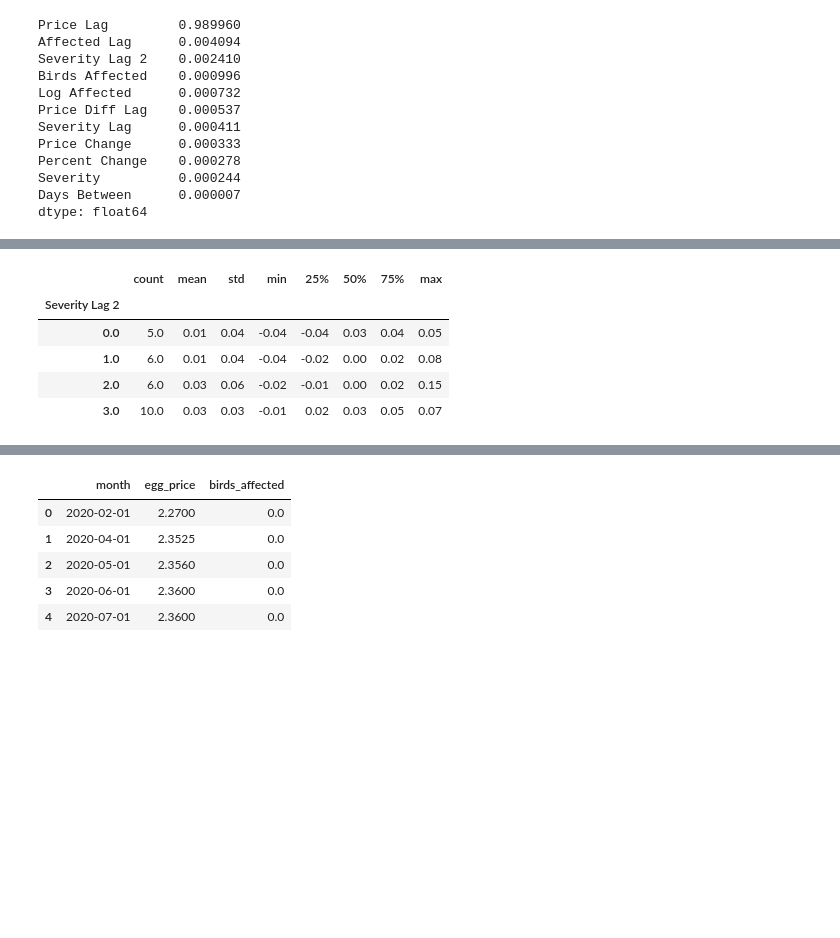
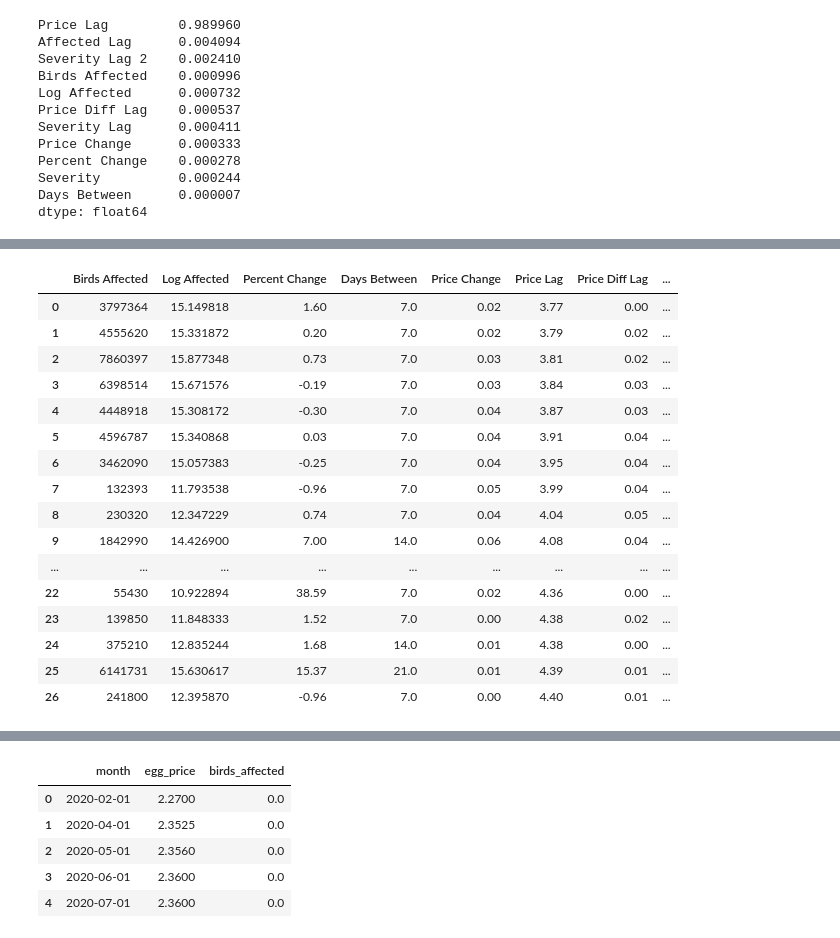
Before and after one commit to bhagatjeetd/CS_163_project, a Jupyter notebook: Affected_Birds_Analysis.ipynb, the cells around one changed output, grey strips where cells are left out. Saved outputs shown, nothing was run; the diff lists cells and outputs as text; code cells hidden in the pictures; blank space fills up the shorter version.

```diff
--- a/Affected_Birds_Analysis.ipynb
+++ b/Affected_Birds_Analysis.ipynb
@@ -298,0 +325,21 @@ dtype: float64
+# %%
+severity_ranges = {
+    0: (0.06, 0.12, 0.09),   # Very Low
+    1: (-0.03, 0.04, 0.01),  # Low
+    2: (-0.02, 0.02, 0),  # Medium
+    3: (0, 0.04, 0.02)     # High
+}
+
+def generate_price_paths(start_price, steps, change_range):
+    low, high, mean = change_range
+
+    prices_mean = [start_price]
+    prices_low = [start_price]
+    prices_high = [start_price]
+
+    for _ in range(steps):
+        prices_mean.append(prices_mean[-1] + mean)
+        prices_low.append(prices_low[-1] + low)
+        prices_high.append(prices_high[-1] + high)
+
+    return prices_mean, prices_low, prices_high
@@ -565,9 +682,20 @@ egg_test_data['Predicted Price Change'] = predicted_price_change
-# %%
-egg_test_data.groupby(['Severity Lag 2'])['Predicted Price Change'].describe().round(2)
-# %% [output]
-|  | count | mean | std | min | 25% | 50% | 75% | max |
-| Severity Lag 2 |  |  |  |  |  |  |  |  |
-| 0.0 | 5.0 | 0.01 | 0.04 | -0.04 | -0.04 | 0.03 | 0.04 | 0.05 |
-| 1.0 | 6.0 | 0.01 | 0.04 | -0.04 | -0.02 | 0.00 | 0.02 | 0.08 |
-| 2.0 | 6.0 | 0.03 | 0.06 | -0.02 | -0.01 | 0.00 | 0.02 | 0.15 |
-| 3.0 | 10.0 | 0.03 | 0.03 | -0.01 | 0.02 | 0.03 | 0.05 | 0.07 |
+# %%
+egg_test_data
+# %% [output]
+|  | Birds Affected | Log Affected | Percent Change | Days Between | Price Change | Price Lag | Price Diff Lag | ... |
+| 0 | 3797364 | 15.149818 | 1.60 | 7.0 | 0.02 | 3.77 | 0.00 | ... |
+| 1 | 4555620 | 15.331872 | 0.20 | 7.0 | 0.02 | 3.79 | 0.02 | ... |
+| 2 | 7860397 | 15.877348 | 0.73 | 7.0 | 0.03 | 3.81 | 0.02 | ... |
+| 3 | 6398514 | 15.671576 | -0.19 | 7.0 | 0.03 | 3.84 | 0.03 | ... |
+| 4 | 4448918 | 15.308172 | -0.30 | 7.0 | 0.04 | 3.87 | 0.03 | ... |
+| 5 | 4596787 | 15.340868 | 0.03 | 7.0 | 0.04 | 3.91 | 0.04 | ... |
+| 6 | 3462090 | 15.057383 | -0.25 | 7.0 | 0.04 | 3.95 | 0.04 | ... |
+| 7 | 132393 | 11.793538 | -0.96 | 7.0 | 0.05 | 3.99 | 0.04 | ... |
+| 8 | 230320 | 12.347229 | 0.74 | 7.0 | 0.04 | 4.04 | 0.05 | ... |
+| 9 | 1842990 | 14.426900 | 7.00 | 14.0 | 0.06 | 4.08 | 0.04 | ... |
+| ... | ... | ... | ... | ... | ... | ... | ... | ... |
+| 22 | 55430 | 10.922894 | 38.59 | 7.0 | 0.02 | 4.36 | 0.00 | ... |
+| 23 | 139850 | 11.848333 | 1.52 | 7.0 | 0.00 | 4.38 | 0.02 | ... |
+| 24 | 375210 | 12.835244 | 1.68 | 14.0 | 0.01 | 4.38 | 0.00 | ... |
+| 25 | 6141731 | 15.630617 | 15.37 | 21.0 | 0.01 | 4.39 | 0.01 | ... |
+| 26 | 241800 | 12.395870 | -0.96 | 7.0 | 0.00 | 4.40 | 0.01 | ... |
```
Also changed, not shown: parts of 8 cells of this notebook.
